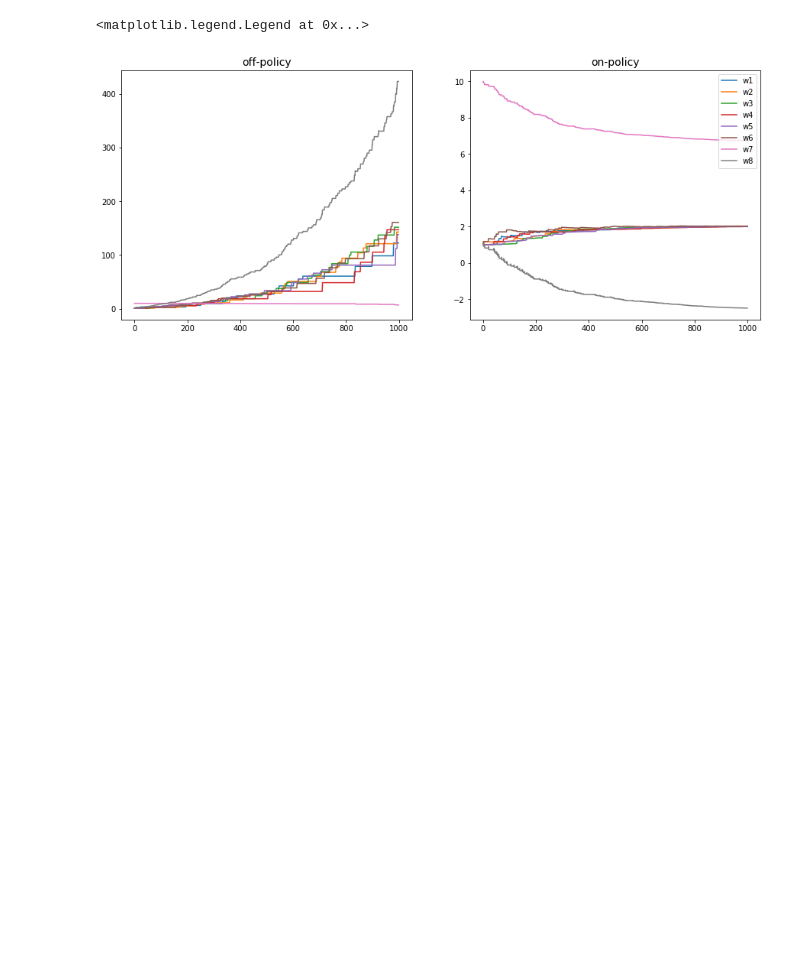
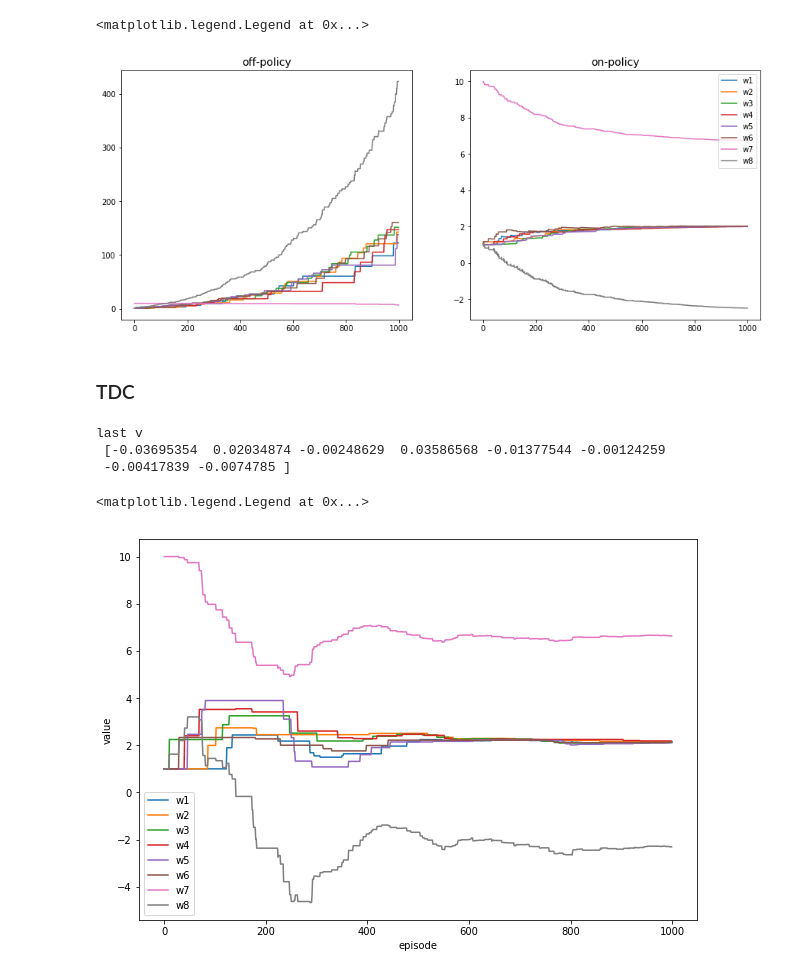
Before and after one commit to MJeremy2017/reinforcement-learning-implementation, a Jupyter notebook: BairdExample/BairdCounterExample.ipynb, the cells around one changed output. Cells and saved outputs as stored; diff of their text form; code cells hidden in the pictures; blank space fills up the shorter version.

```diff
--- a/BairdExample/BairdCounterExample.ipynb
+++ b/BairdExample/BairdCounterExample.ipynb
@@ -58,9 +65,6 @@ class Baird:
         v = np.dot(ba.features[state, :], ba.weights)
         return v
 
-    def update(self, state, delta):
-        self.weights += delta*self.features[state, :]
-
     def run_semi_gradient_TD(self, rounds=100, sarsa=False):
         reward = 0
 
@@ -80,13 +84,35 @@ class Baird:
 
             delta = reward + self.gamma*self.value(nxtState) - self.value(self.state)
             delta *= self.alpha*rho
-            self.update(self.state, delta)
+            # update
+            self.weights += delta*self.features[state, :]
 
             self.state = nxtState
         return step_weights
 
-    def run_TDC(self, rounds=100):
-        pass
+    def run_TDC(self, beta=0.01, rounds=100):
+        reward = 0
+        v = np.zeros(8)
+
+        step_weights = np.zeros((rounds, len(self.weights)))
+        for i in range(rounds):
+            step_weights[i, :] = self.weights
+            action = self.chooseAction()
+            nxtState = self.takeAction(action)
+
+            if action == "dash":
+                rho = 0
+            else:
+                rho = 1/self.prob
+
+            delta = reward + self.gamma*self.value(nxtState) - self.value(self.state)
+            self.weights += self.alpha*rho*(delta*self.features[self.state, :] -
+                                            self.gamma*self.features[nxtState, :]*np.dot(self.features[self.state, :], v))
+            v += beta*rho*(delta - np.dot(v, self.features[self.state, :]))*self.features[self.state, :]
+
+            self.state = nxtState
+        print("last v \n", v)
+        return step_weights
 # %%
 ba = Baird()
 print(ba.features)
@@ -125,3 +153,26 @@ plt.legend()
 # %% [output]
 <matplotlib.legend.Legend at 0x...>
 [figure]
+# %% [markdown]
+### TDC
+# %%
+ba = Baird(alpha=0.005)
+step_weigts_tdc = ba.run_TDC(rounds=1000, beta=0.05)
+# %% [output]
+last v
+ [-0.03695354  0.02034874 -0.00248629  0.03586568 -0.01377544 -0.00124259
+ -0.00417839 -0.0074785 ]
+# %%
+plt.figure(figsize=[10, 7])
+
+row, col = step_weigts_tdc.shape
+
+for i in range(col):
+    plt.plot(range(row), step_weigts_q[:, i], label="w{}".format(i+1))
+
+plt.xlabel("episode")
+plt.ylabel("value")
+plt.legend()
+# %% [output]
+<matplotlib.legend.Legend at 0x...>
+[figure, added]
```
Also changed, not shown: parts of 2 cells of this notebook, 2 other files.
